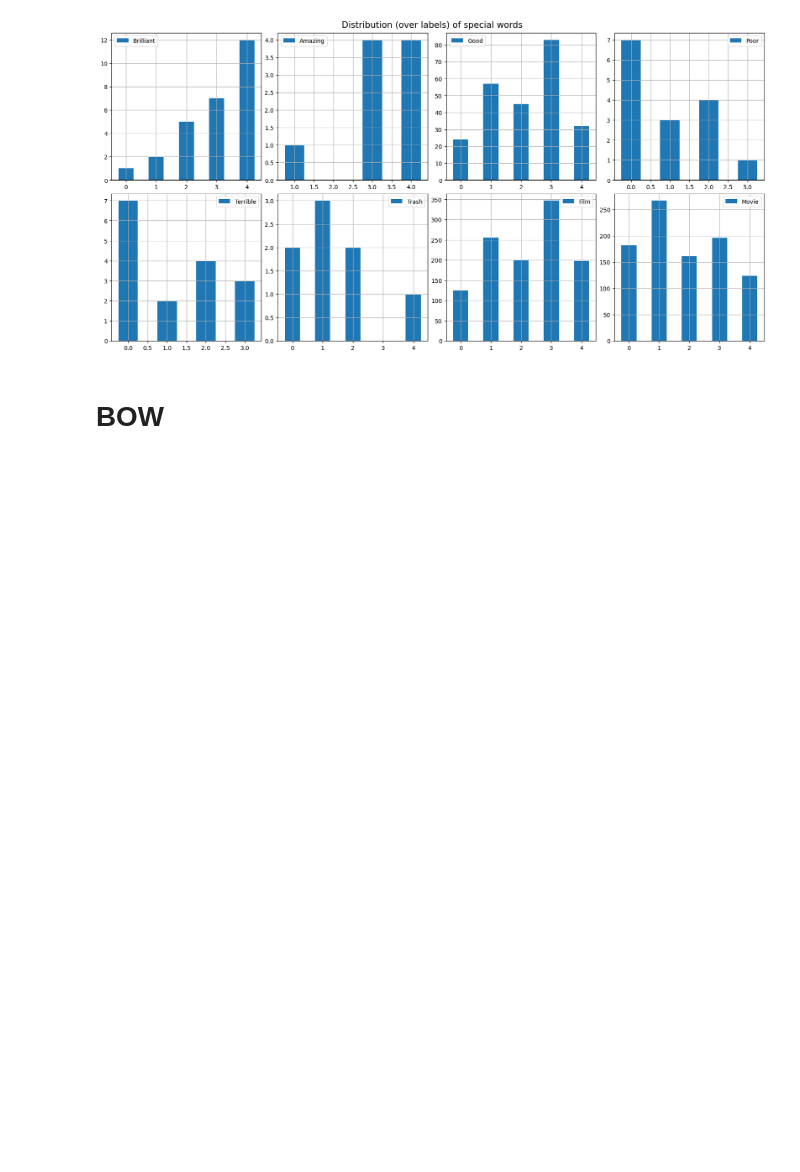
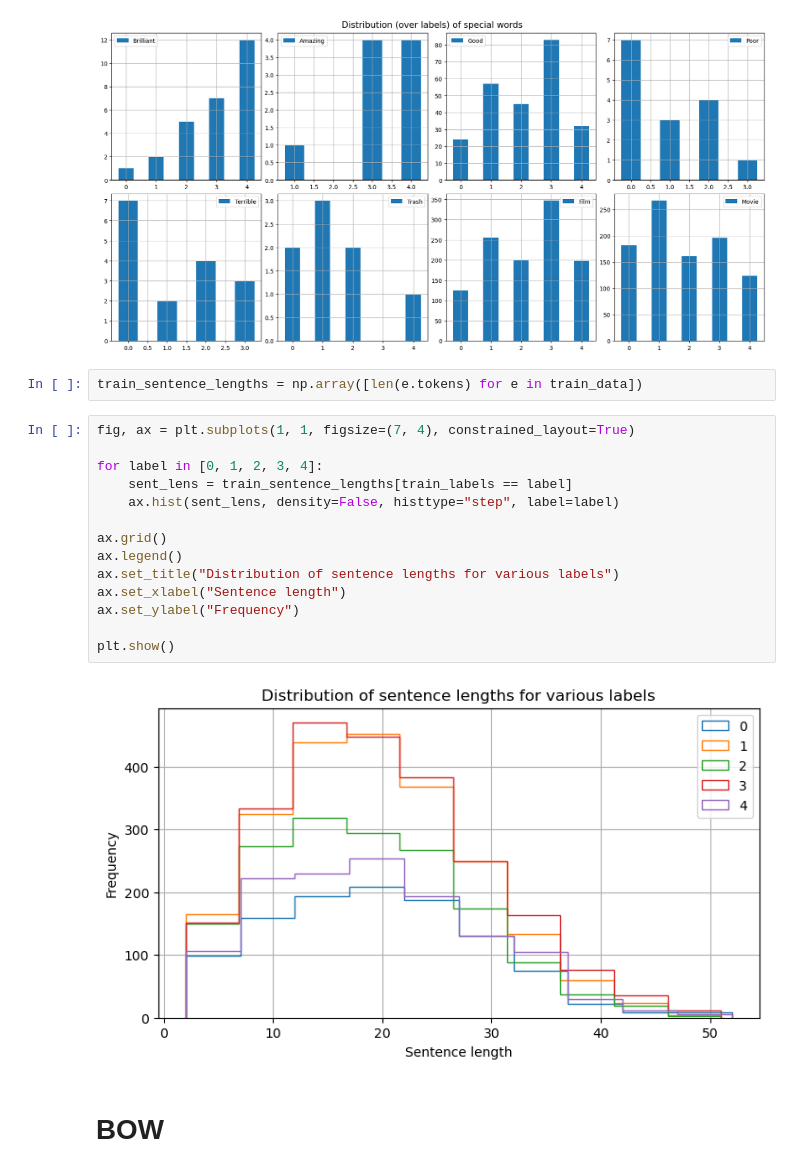
Before and after one commit to bpiyush/NLP1Labs, a Jupyter notebook: lab2/NLP1_2021_Practical_2_Piyush.ipynb, the cells around one changed output. Saved outputs shown, nothing was run; the diff lists cells and outputs as text; blank space fills up the shorter version.

```diff
--- a/lab2/NLP1_2021_Practical_2_Piyush.ipynb
+++ b/lab2/NLP1_2021_Practical_2_Piyush.ipynb
@@ -409,6 +413,24 @@ plt.suptitle("Distribution (over labels) of special words", fontsize=15)
 plt.show()
 # %% [output]
 [figure]
+# %%
+train_sentence_lengths = np.array([len(e.tokens) for e in train_data])
+# %%
+fig, ax = plt.subplots(1, 1, figsize=(7, 4), constrained_layout=True)
+
+for label in [0, 1, 2, 3, 4]:
+    sent_lens = train_sentence_lengths[train_labels == label]
+    ax.hist(sent_lens, density=False, histtype="step", label=label)
+
+ax.grid()
+ax.legend()
+ax.set_title("Distribution of sentence lengths for various labels")
+ax.set_xlabel("Sentence length")
+ax.set_ylabel("Frequency")
+
+plt.show()
+# %% [output]
+[figure, added]
 # %% [markdown]
 # BOW
 # %% [markdown]
```
Also changed, not shown: parts of 45 cells of this notebook, 2 other files.
